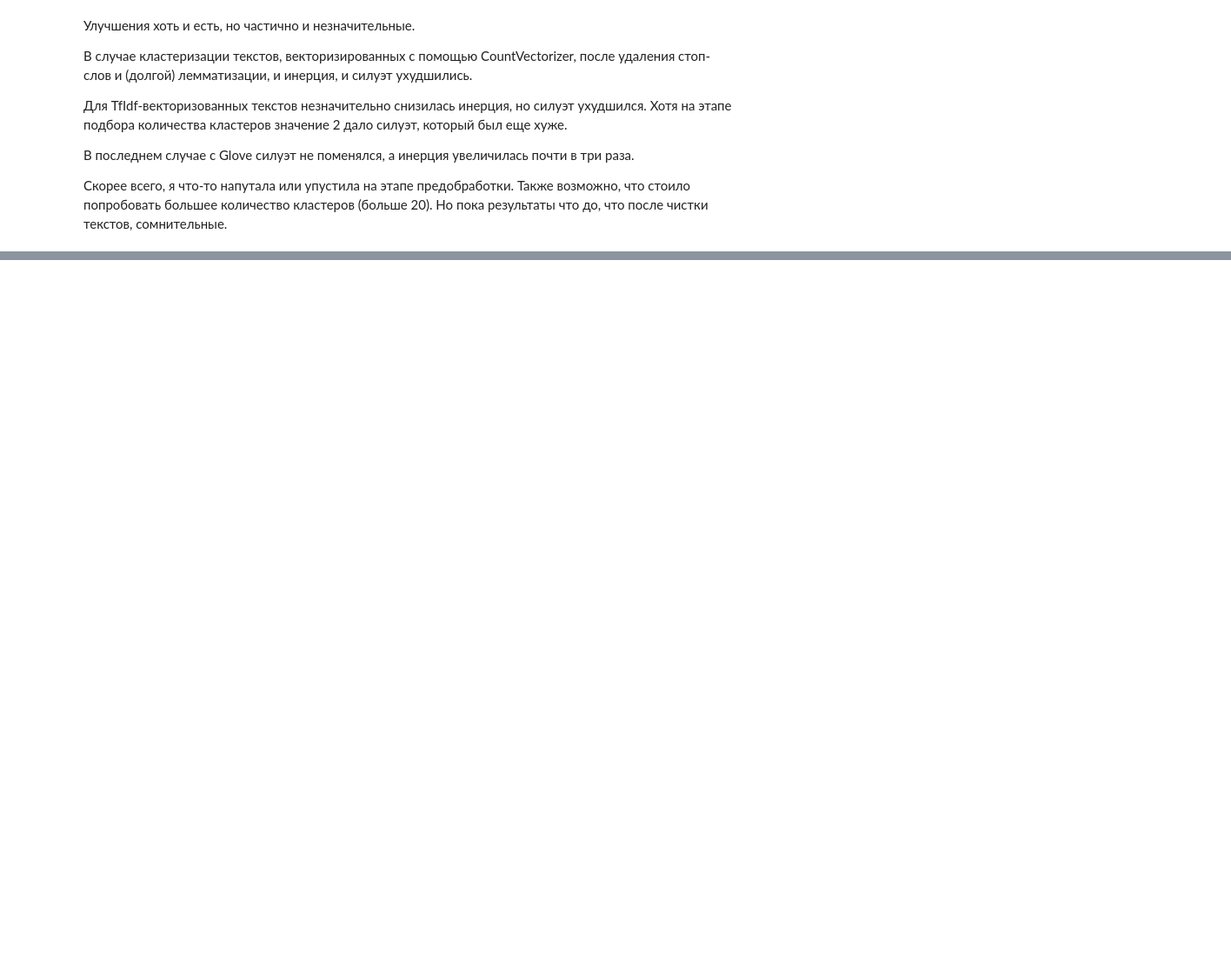
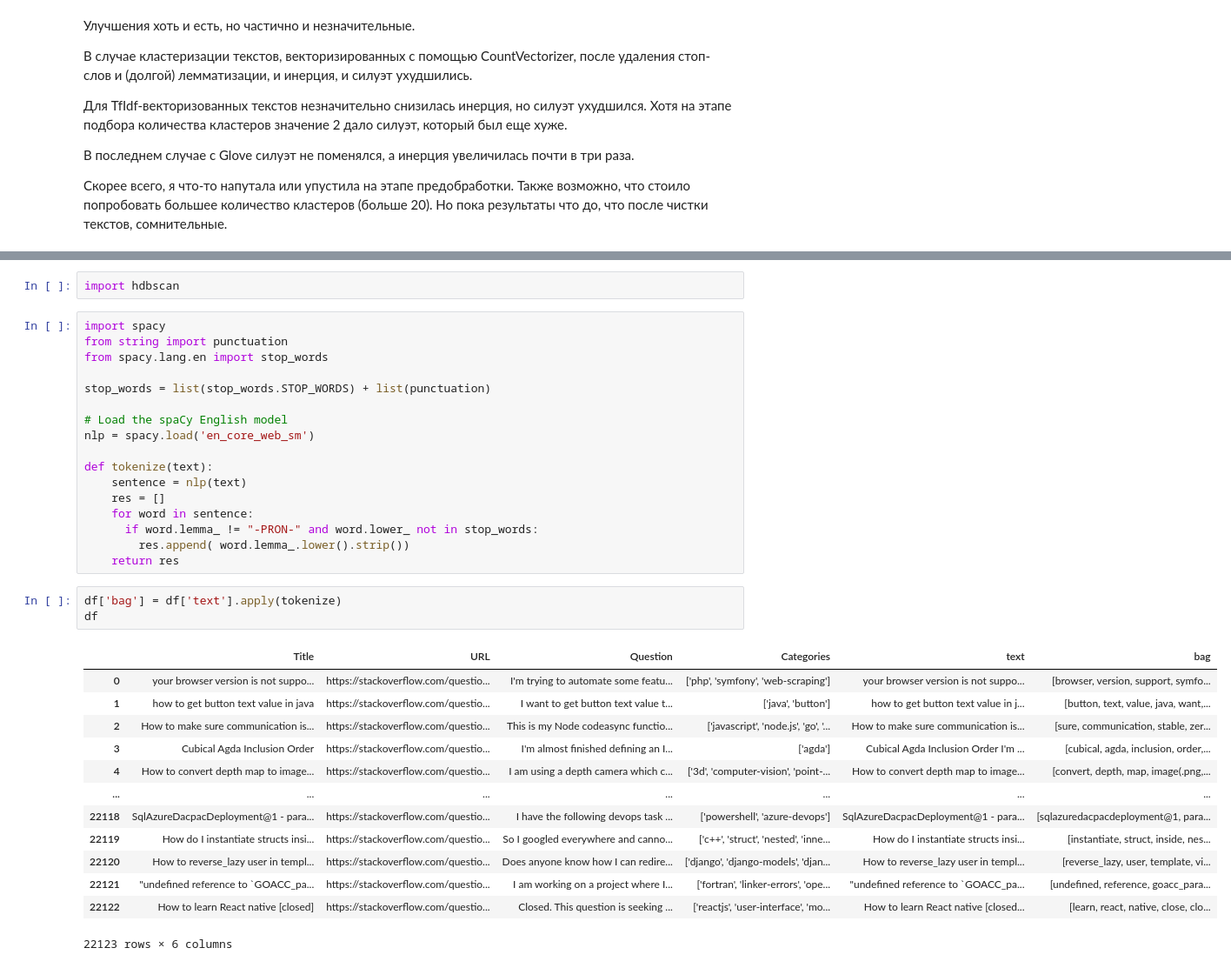
Before and after one commit to liminovna/HSE_ML_NOTEBOOKS, a Jupyter notebook: ML_HW_5.ipynb, the cells around one changed output, grey strips where cells are left out. Shown at 87% size. Cells and saved outputs as stored; diff of their text form; blank space fills up the shorter version.

```diff
--- a/ML_HW_5.ipynb
+++ b/ML_HW_5.ipynb
@@ -1138,0 +1148,36 @@ df.iloc[closest[1]]['text']
+# %%
+import hdbscan
+# %%
+import spacy
+from string import punctuation
+from spacy.lang.en import stop_words
+
+stop_words = list(stop_words.STOP_WORDS) + list(punctuation)
+
+# Load the spaCy English model
+nlp = spacy.load('en_core_web_sm')
+
+def tokenize(text):
+    sentence = nlp(text)
+    res = []
+    for word in sentence:
+      if word.lemma_ != "-PRON-" and word.lower_ not in stop_words:
+        res.append( word.lemma_.lower().strip())
+    return res
+# %%
+df['bag'] = df['text'].apply(tokenize)
+df
+# %% [output]
+|  | Title | URL | Question | Categories | text | bag |
+| 0 | your browser version is not suppo... | https://stackoverflow.com/questio... | I'm trying to automate some featu... | ['php', 'symfony', 'web-scraping'] | your browser version is not suppo... | [browser, version, support, symfo... |
+| 1 | how to get button text value in java | https://stackoverflow.com/questio... | I want to get button text value t... | ['java', 'button'] | how to get button text value in j... | [button, text, value, java, want,... |
+| 2 | How to make sure communication is... | https://stackoverflow.com/questio... | This is my Node codeasync functio... | ['javascript', 'node.js', 'go', '... | How to make sure communication is... | [sure, communication, stable, zer... |
+| 3 | Cubical Agda Inclusion Order | https://stackoverflow.com/questio... | I'm almost finished defining an I... | ['agda'] | Cubical Agda Inclusion Order I'm ... | [cubical, agda, inclusion, order,... |
+| 4 | How to convert depth map to image... | https://stackoverflow.com/questio... | I am using a depth camera which c... | ['3d', 'computer-vision', 'point-... | How to convert depth map to image... | [convert, depth, map, image(.png,... |
+| ... | ... | ... | ... | ... | ... | ... |
+| 22118 | SqlAzureDacpacDeployment@1 - para... | https://stackoverflow.com/questio... | I have the following devops task ... | ['powershell', 'azure-devops'] | SqlAzureDacpacDeployment@1 - para... | [sqlazuredacpacdeployment@1, para... |
+| 22119 | How do I instantiate structs insi... | https://stackoverflow.com/questio... | So I googled everywhere and canno... | ['c++', 'struct', 'nested', 'inne... | How do I instantiate structs insi... | [instantiate, struct, inside, nes... |
+| 22120 | How to reverse_lazy user in templ... | https://stackoverflow.com/questio... | Does anyone know how I can redire... | ['django', 'django-models', 'djan... | How to reverse_lazy user in templ... | [reverse_lazy, user, template, vi... |
+| 22121 | "undefined reference to `GOACC_pa... | https://stackoverflow.com/questio... | I am working on a project where I... | ['fortran', 'linker-errors', 'ope... | "undefined reference to `GOACC_pa... | [undefined, reference, goacc_para... |
+| 22122 | How to learn React native [closed] | https://stackoverflow.com/questio... | Closed. This question is seeking ... | ['reactjs', 'user-interface', 'mo... | How to learn React native [closed... | [learn, react, native, close, clo... |
+22123 rows × 6 columns
```
Also changed, not shown: parts of 41 cells of this notebook.
